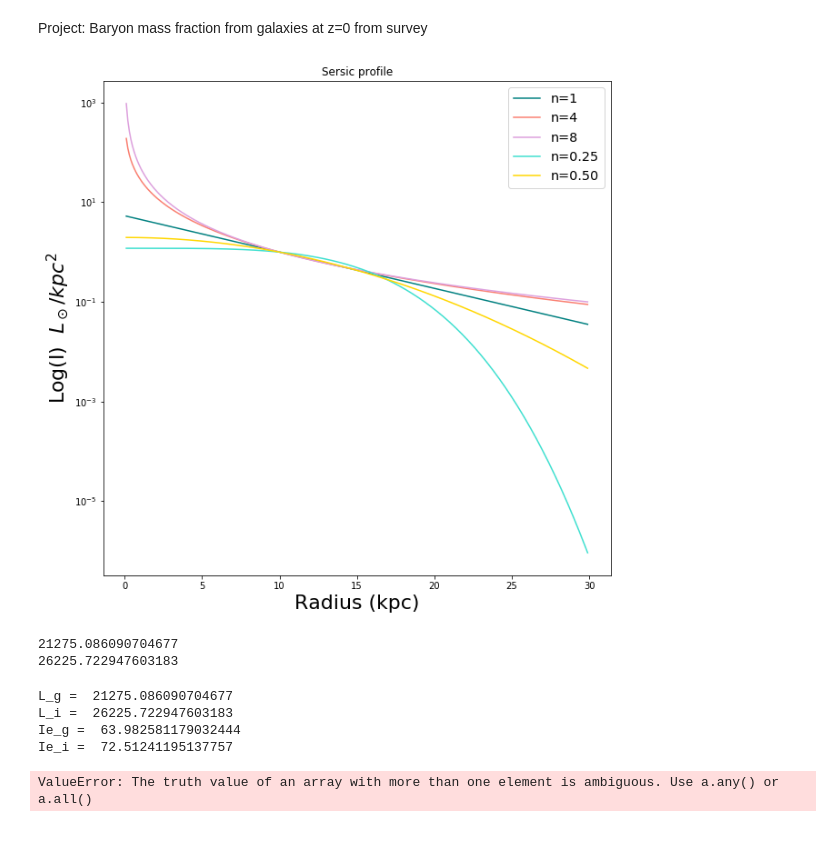
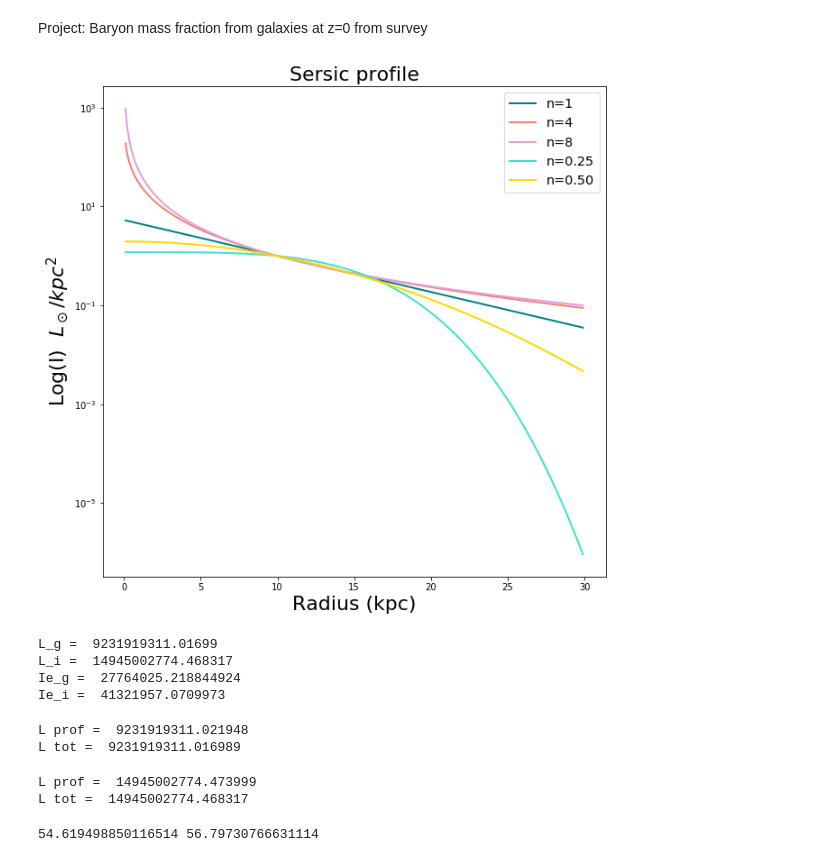
Before and after one commit to Ximena89/UNAM, a Jupyter notebook: mass_frac/Ms_Mdm_frac.ipynb, the cells around one changed output. Cells and saved outputs as stored; diff of their text form; code cells hidden in the pictures.

Commit message:
:tada: mass profile and total mass checks, wrote r_eff function

```diff
--- a/mass_frac/Ms_Mdm_frac.ipynb
+++ b/mass_frac/Ms_Mdm_frac.ipynb
@@ -186,33 +226,38 @@ def color(r, Mabs_x, Mabs_xsol, Mabs_y, Mabs_ysol, Re_x, Re_y, n_x, n_y):
 # %%
 ####### Sersic Profile ########
 
 r = np.arange(0.1, 30, 0.1)
 
 
 sm_n025 = sersic_profile(r, 1, 0.25, 10)
 sm_n050 = sersic_profile(r, 1, 0.50, 10)
 sm_n1 = sersic_profile(r, 1, 1, 10)
 sm_n4 = sersic_profile(r, 1, 4, 10)
 sm_n8 = sersic_profile(r, 1, 8, 10)
 
 fig = plt.figure(figsize=(10,10))
 ax = plt.subplot(111)
 
-plt.title('Sersic profile')
-plt.semilogy(r, (sm_n1), '-', color='teal', label='n=1')
-plt.semilogy(r, (sm_n4), '-', color='salmon', label='n=4')
-plt.semilogy(r, (sm_n8), '-', color='plum', label='n=8')
-plt.semilogy(r, (sm_n025), '-', color='turquoise', label='n=0.25')
-plt.semilogy(r, (sm_n050), '-', color='gold', label='n=0.50')
+ax.set_title("Sersic profile", fontsize=22)
+plt.semilogy(r, (sm_n1), '-', color='teal', linewidth=2, label='n=1')
+plt.semilogy(r, (sm_n4), '-', color='salmon', linewidth=2, label='n=4')
+plt.semilogy(r, (sm_n8), '-', color='plum', linewidth=2, label='n=8')
+plt.semilogy(r, (sm_n025), '-', color='turquoise',linewidth=2, label='n=0.25')
+plt.semilogy(r, (sm_n050), '-', color='gold',linewidth=2, label='n=0.50')
 label_size = 22
 matplotlib.rcParams['xtick.labelsize'] = label_size
 matplotlib.rcParams['ytick.labelsize'] = label_size
 plt.xlabel('Radius (kpc)', fontsize=22)
 plt.ylabel('Log(I)  $L_\odot/kpc^2$', fontsize=22)
 plt.legend(loc='upper right', fontsize = 'x-large')
+label_size = 22
+matplotlib.rcParams['xtick.labelsize'] = label_size
+matplotlib.rcParams['ytick.labelsize'] = label_size
+
+
 plt.show()
 # %% [output]
-[figure, old version]
+[figure, new version]
 # %%
 # We are going to get the effective radius not form the luminosity but from the mass
 # at large radius make sure L-profile  is equal to Ltot
@@ -233,11 +278,10 @@ plt.show()
 # Indice de Sersic = ns = 3.56484
 # %%
 #Test magnitude to luminosity works
-print(abs_mag_to_Lx(-19.80323, 'g'))
-print(abs_mag_to_Lx(-20.90624, 'i'))
+Mxg = -19.80323
+Mxi = -20.90624
+log10Lg = abs_mag_to_log10Lx(Mxg, Mgsol)
+log10Li = abs_mag_to_log10Lx(Mxi, Misol)
-# %% [output]
-21275.086090704677
-26225.722947603183
 # %%
 # Sersic index
 ng = 3.6546
@@ -252,8 +296,8 @@ Mxg = -19.80323
 Mxi = -20.90624
 
 # changing magnitude to luminosity
-L_g = abs_mag_to_Lx(-19.80323, 'g')
-L_i = abs_mag_to_Lx(-20.90624, 'i')
+L_g = 10**(abs_mag_to_log10Lx(Mxg, Mgsol))
+L_i = 10**(abs_mag_to_log10Lx(Mxi, Misol))
 
 
 print('L_g = ',L_g)
@@ -270,25 +314,14 @@ print('Ie_g = ', Ie_g)
 print('Ie_i = ',Ie_i)
 
 # Making sure l_profile is equal to L_tot at large radius
+#radius = np.logspace(-1, 1.2, 100)
 
-LpG = L_profile(1000, Ie_g, ng, Rg)
+LpG = L_profile(1000*Rg, Ie_g, ng, Rg)
 LtG = L_tot(Ie_g, ng, Rg)
-LpI = L_profile(1000, Ie_i, ni, Ri)
+LpI = L_profile(1000*Ri, Ie_i, ni, Ri)
 LtI = L_tot(Ie_i, ni, Ri)
-
-
-# Testing absolute magnitude function
-
-Mg = M_x(r, Mxg, 'g', Rg, ng)  ###### this doens't make sense
-Mi = M_x(r, Mxi, 'i', Ri, ni)  ##### is this only to make it a function of radius?
-
-# Testing "color" function
-
-color = color(100, Mxg, Mxi, Rg, Ri, ng, ni)
-print
 # %% [output]
-L_g =  21275.086090704677
-L_i =  26225.722947603183
-Ie_g =  63.982581179032444
-Ie_i =  72.51241195137757
+L_g =  9231919311.01699
+L_i =  14945002774.468317
+Ie_g =  27764025.218844924
+Ie_i =  41321957.0709973
-ValueError: The truth value of an array with more than one element is ambiguous. Use a.any() or a.all()
@@ -298,0 +328,16 @@ LpG, LtG
+# %%
+print('L prof = ',LpG)  ### checking these values must be the same at lage radii
+print('L tot = ',LtG)
+# %% [output]
+L prof =  9231919311.021948
+L tot =  9231919311.016989
+# %%
+print('L prof = ',LpI)
+print('L tot = ',LtI)
+# %% [output]
+L prof =  14945002774.473999
+L tot =  14945002774.468317
+# %%
+print(Mg, Mi)
+# %% [output]
+54.619498850116514 56.79730766631114
```
Also changed, not shown: parts of 10 cells of this notebook.
